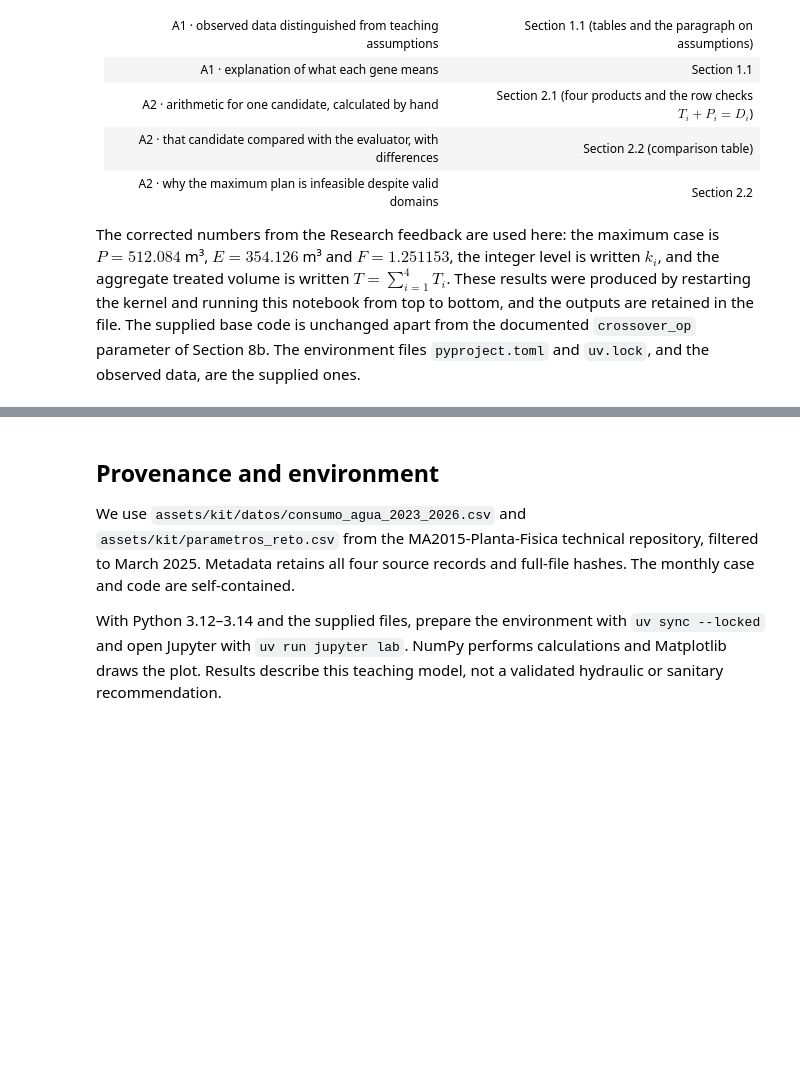
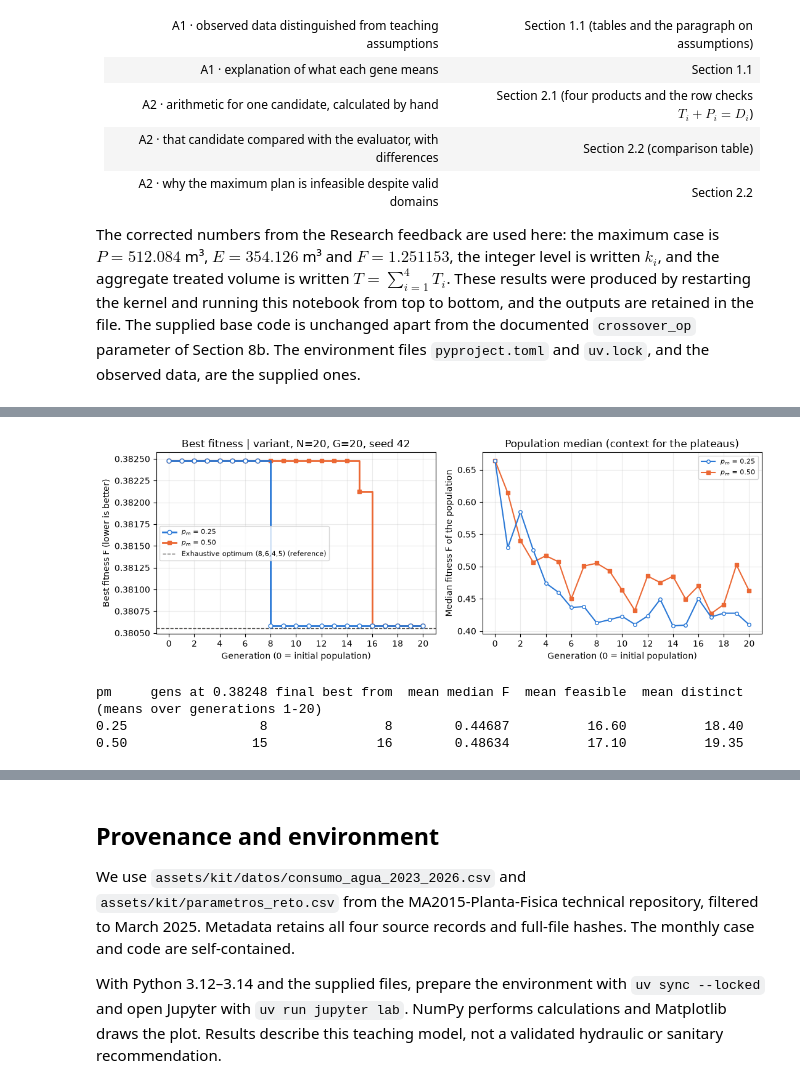
Before and after one commit to peperromitec/Bioinspired-Algorithms-project, a Jupyter notebook: planta_fisica_minimum_solution.ipynb, the cells around one changed output, grey strips where cells are left out. Drawn from its saved outputs; the diff is of its cells as text; code cells hidden in the pictures; blank space fills up the shorter version.

```diff
--- a/planta_fisica_minimum_solution.ipynb
+++ b/planta_fisica_minimum_solution.ipynb
@@ -606,0 +810,52 @@ The corrected numbers from the Research feedback are used here: the maximum case
+# %%
+def population_stats(mutation_probability: float, population_size: int = 20, generations: int = 20,
+                     seed: int = 42, crossover_op=uniform_crossover) -> np.ndarray:
+    """Replay run_ga generation by generation and record best F, median F, feasible and distinct individuals."""
+    rng = np.random.default_rng(seed)
+    population = [random_individual(rng) for _ in range(population_size)]
+    rows = []
+    for g in range(generations + 1):
+        if g:
+            population = next_generation(population, mutation_probability, rng, crossover_op)
+        fits = [fit(x) for x in population]
+        rows.append((min(fits), np.median(fits), sum(evaluate(x)["feasible"] for x in population),
+                     len({tuple(int(v) for v in x) for x in population})))
+    return np.array(rows)
+
+
+stats = {pm: population_stats(pm) for pm in FINAL_CONFIGS}
+for pm, s in stats.items():
+    np.testing.assert_array_equal(s[:, 0], final_results[pm]["history"])  # same run as run_ga
+
+fig, (ax, ax_med) = plt.subplots(1, 2, figsize=(11, 3.9))
+styles = {0.25: dict(color="#2a78d6", marker="o", markerfacecolor="white", zorder=3),
+          0.50: dict(color="#eb6834", marker="s", zorder=2)}
+for pm, r in final_results.items():
+    h = r["history"]
+    ax.step(range(len(h)), h, where="post", linewidth=2, markersize=5, label=f"$p_m$ = {pm:.2f}", **styles[pm])
+    ax_med.plot(stats[pm][:, 1], linewidth=1.5, markersize=4, label=f"$p_m$ = {pm:.2f}", **styles[pm])
+ax.axhline(reference["metrics"]["fitness"], color="#52514e", linestyle="--", linewidth=1,
+           label=f"Exhaustive optimum {fmt(optimum)} (reference)")
+ax.set(xlabel="Generation (0 = initial population)", ylabel="Best fitness F (lower is better)",
+       title="Best fitness | variant, N=20, G=20, seed 42")
+ax_med.set(xlabel="Generation (0 = initial population)", ylabel="Median fitness F of the population",
+           title="Population median (context for the plateaus)")
+for a in (ax, ax_med):
+    a.set_xticks(range(0, 21, 2))
+    a.grid(alpha=0.25)
+    a.legend(fontsize=8)
+fig.tight_layout()
+plt.show()
+
+print(f"{'pm':<6}{'gens at 0.38248':>16}{'final best from':>16}{'mean median F':>15}"
+      f"{'mean feasible':>15}{'mean distinct':>15}   (means over generations 1-20)")
+for pm, s in stats.items():
+    h = final_results[pm]["history"]
+    print(f"{pm:<6.2f}{int(np.sum(np.isclose(h, h[0]))):>16}"
+          f"{int(np.flatnonzero(np.isclose(h, h[-1]))[0]):>16}{s[1:, 1].mean():>15.5f}"
+          f"{s[1:, 2].mean():>15.2f}{s[1:, 3].mean():>15.2f}")
+# %% [output]
+[figure, added]
+pm     gens at 0.38248 final best from  mean median F  mean feasible  mean distinct   (means over generations 1-20)
+0.25                 8               8        0.44687          16.60          18.40
+0.50                15              16        0.48634          17.10          19.35
```
Also changed, not shown: parts of 17 cells of this notebook.
